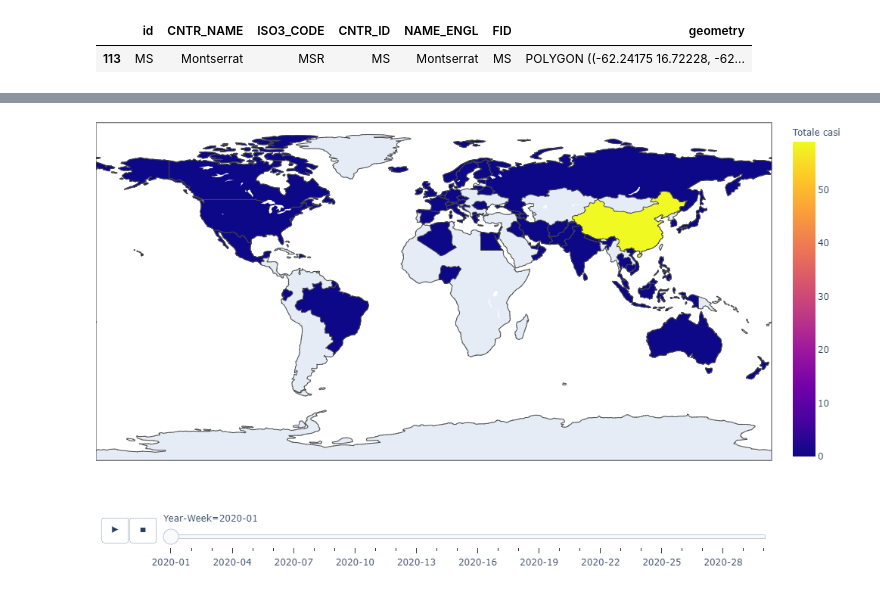
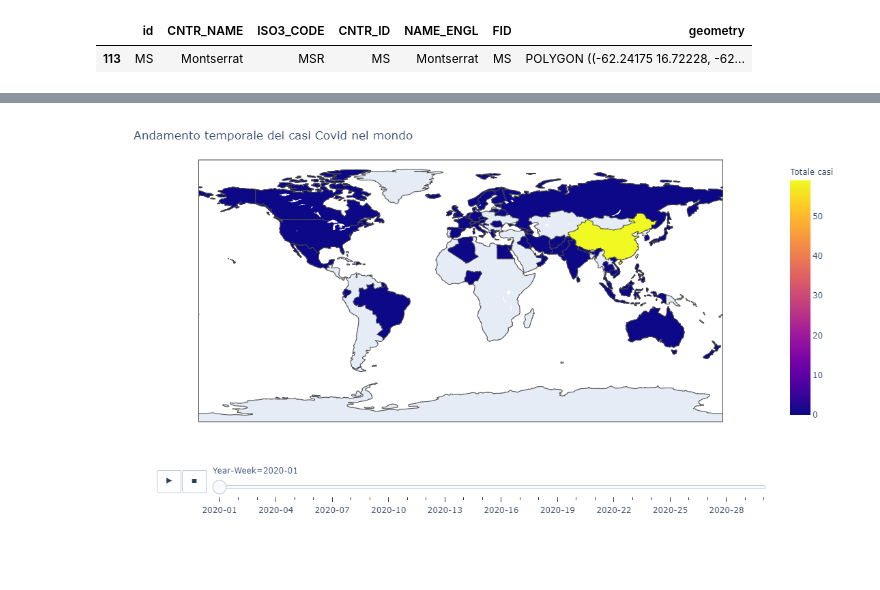
Before and after one commit to zirafel/covid_analysis, a Jupyter notebook: EDA/GeoCovidAnalysis.ipynb, the cells around one changed output, grey strips where cells are left out. Saved outputs shown, nothing was run; the diff lists cells and outputs as text; code cells hidden in the pictures; blank space fills up the shorter version.

Commit message:
update casi totali cumulativi e pubblicazione su chart studio

```diff
--- a/EDA/GeoCovidAnalysis.ipynb
+++ b/EDA/GeoCovidAnalysis.ipynb
@@ -119,6 +119,7 @@ dtype: int64
 # %%
 #aggrego sulle province e regioni
 df_covid_cases_grp = df_covid_cases.groupby(['countryterritoryCode','week_number']).agg(Date=('dateRep','max'),Cases=('cases', 'sum'),countryName=('countriesAndTerritories','first'), popData2019=('popData2019','max'))
+df_covid_cases_grp['TotalCases'] = df_covid_cases_grp.groupby(level=-2)['Cases'].cumsum()
 df_covid_cases_grp.reset_index(inplace=True)
 df_covid_cases_grp = df_covid_cases_grp.sort_values(by='Date', ascending=True)
 df_covid_cases_grp
@@ -219,14 +224,15 @@ df_covid_cases_grp
 # %%
 import plotly.express as px
 
-fig = px.choropleth(df_covid_cases_grp, locations="countryterritoryCode",
-                    color="Cases", # lifeExp is a column of gapminder
+fig_total_cases = px.choropleth(df_covid_cases_grp, locations="countryterritoryCode",
+                    color="TotalCases", # lifeExp is a column of gapminder
                     hover_name="countryName", # column to add to hover information
                     color_continuous_scale=px.colors.sequential.Plasma,
                    animation_frame='Year-Week',
-                   labels={'Cases':'Totale casi'})
+                   labels={'TotalCases':'Totale casi'})
 #disegno
-fig.update_layout(height=600,width=900,margin={"r":0,"t":0,"l":0,"b":0})
-fig.show()
+#fig_total_cases.update_layout(title_text = 'Andamento temporale dei casi Covid nel mondo',height=600,width=900,margin={"r":0,"t":0,"l":0,"b":0})
+fig_total_cases.update_layout(title_text = 'Andamento temporale dei casi Covid nel mondo',height=600,width=900)
+fig_total_cases.show()
 # %% [output]
-[figure, old version]
+[figure, new version]
```
Also changed, not shown: parts of 6 cells of this notebook.
